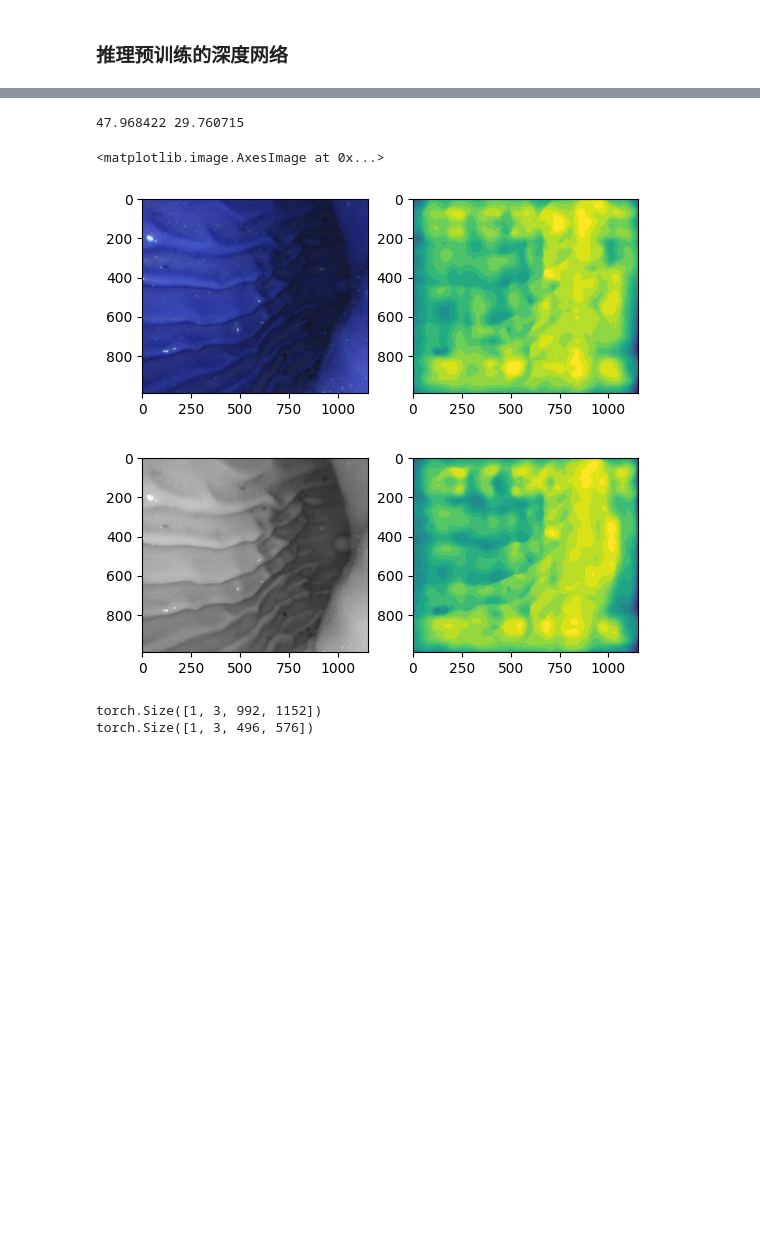
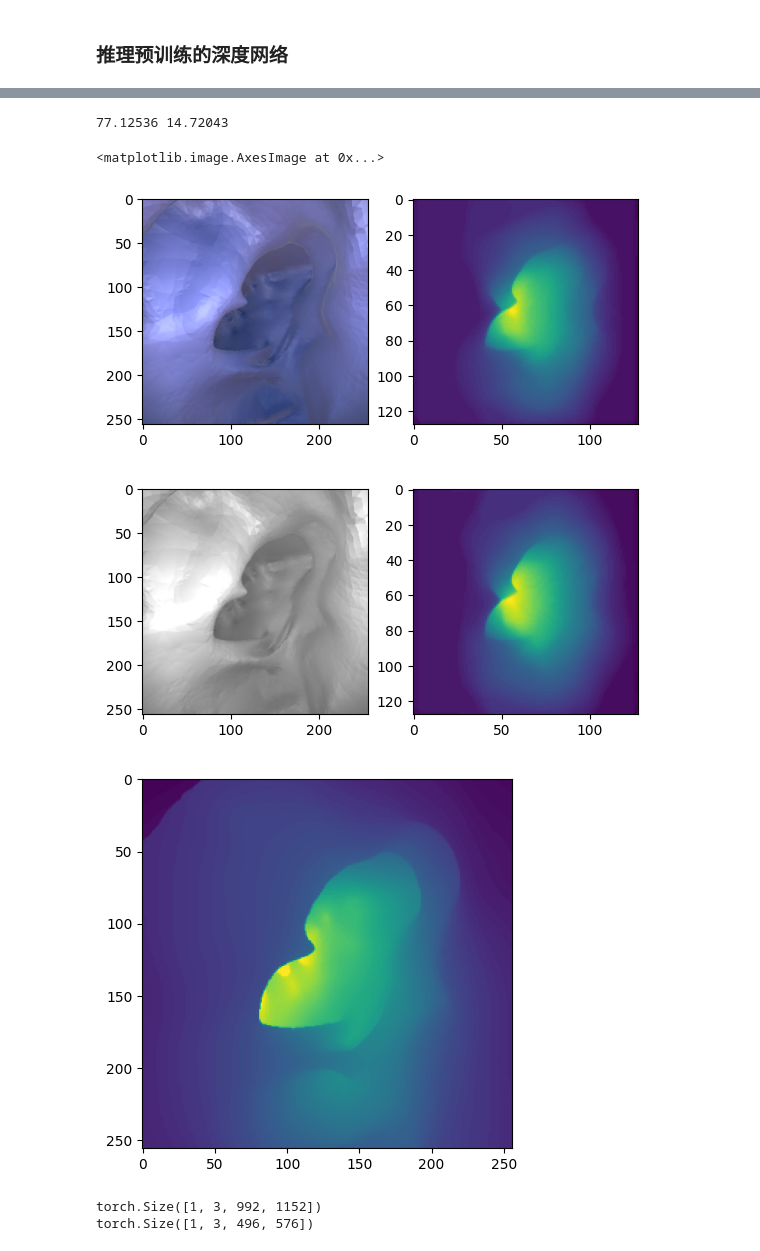
Before and after one commit to isJHan/SC-SfMLearner-Release, a Jupyter notebook: infer.ipynb, the cells around one changed output, grey strips where cells are left out. Cells and saved outputs as stored; diff of their text form; code cells hidden in the pictures; blank space fills up the shorter version.

Commit message:
禁用了网络输出的倒数，修改了skip_frame；下一步修改损失函数为深度梯度

```diff
--- a/infer.ipynb
+++ b/infer.ipynb
@@ -35,6 +35,14 @@ def load_dispNet(dispNetPath):
     disp_net = torch.nn.DataParallel(disp_net)
 
     return disp_net
+
+def load_denseNet(denseNetPath):
+    disp_net = models.PTModel().to(device)
+    weights = torch.load(denseNetPath)
+    disp_net.load_state_dict(weights['state_dict'], strict=False)
+    disp_net = torch.nn.DataParallel(disp_net)
+
+    return disp_net
 # %%
 # load data
 
@@ -182,8 +190,10 @@ t_gt/t 170.279264411807
 import cv2
 
 # path = "/root/autodl-tmp/SC_Depth_ckpts/pretrainDepth/10-10-19:11/dispnet_model_best.pth.tar"
-path = "/root/autodl-tmp/SC_Depth_ckpts/pretrainDepth/10-13-03:47/dispnet_model_best.pth.tar"
-disp_net = load_dispNet(path)
+# path = "/root/autodl-tmp/SC_Depth_ckpts/pretrainDepth/10-13-03:47/dispnet_model_best.pth.tar"
+path = "/root/autodl-tmp/SC_Depth_ckpts/pretrainDepth_DenseDepth/10-16-03:11/dispnet_model_best.pth.tar"
+# disp_net = load_dispNet(path)
+disp_net = load_denseNet(path)
 # %%
 train_transform = custom_transforms.Compose([
     # custom_transforms.RandomHorizontalFlip(),
@@ -193,6 +203,7 @@ train_transform = custom_transforms.Compose([
 
 # load data
 tgt_img_path = "/root/autodl-tmp/dataset4SC_Depth/scene1_bkp/0002538.jpg"
+tgt_img_path = "/root/autodl-tmp/UCL/C_T1_L1_1_resized/FrameBuffer_0258.png"
 tgt_img= cv2.imread(tgt_img_path).astype(np.float32)
 tgt_img,_ = train_transform([tgt_img],np.identity(3))
 
@@ -224,26 +226,33 @@ print(disp)
 # %%
 import matplotlib.pyplot as plt
 
-disp_,disp_R_ = disp[0][0][0].detach().cpu().numpy(), disp_R[0][0][0].detach().cpu().numpy()
-depth,depth_R = 1/disp_, 1/disp_R_
+# disp_,disp_R_ = disp[0][0][0].detach().cpu().numpy(), disp_R[0][0][0].detach().cpu().numpy()
+disp_,disp_R_ = disp[0][0].detach().cpu().numpy(), disp_R[0][0].detach().cpu().numpy()
+# depth,depth_R = 1/disp_, 1/disp_R_
+depth,depth_R = disp_, disp_R_
 print(depth.max(),depth.min())
+
 
 plt.figure()
 plt.subplot(1,2,1)
 plt.imshow(tgt_img.detach().cpu().numpy()[0].transpose((1,2,0)))
 plt.subplot(1,2,2)
 plt.imshow(depth.astype(np.uint8))
 
 plt.figure()
 plt.subplot(1,2,1)
 plt.imshow(tgt_img_R.detach().cpu().numpy()[0].transpose((1,2,0)))
 plt.subplot(1,2,2)
 plt.imshow(depth_R.astype(np.uint8))
+
+plt.figure()
+plt.imshow(plt.imread("/root/autodl-tmp/UCL/C_T1_L1_1_resized/Depth_0258.png"))
 # %% [output]
-47.968422 29.760715
+77.12536 14.72043
 <matplotlib.image.AxesImage at 0x...>
-[figure, old version]
+[figure, new version]
-[figure, old version]
+[figure, new version]
+[figure, added]
 # %%
 from torch.nn.functional import interpolate
 
```
Also changed, not shown: parts of 1 cell of this notebook, 7 other files.
